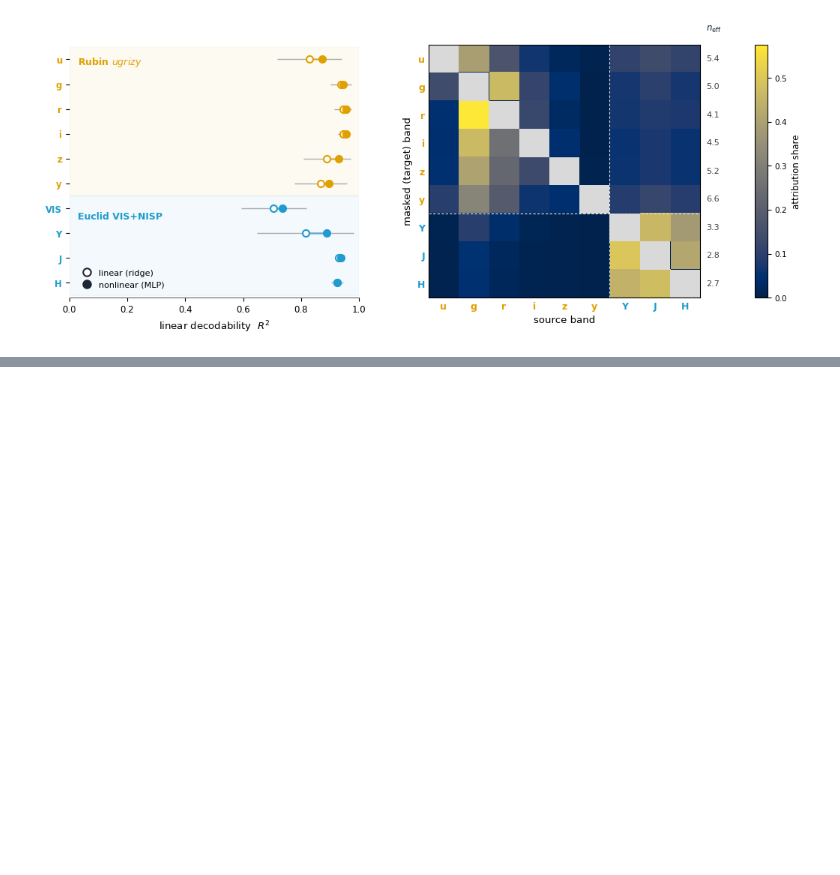
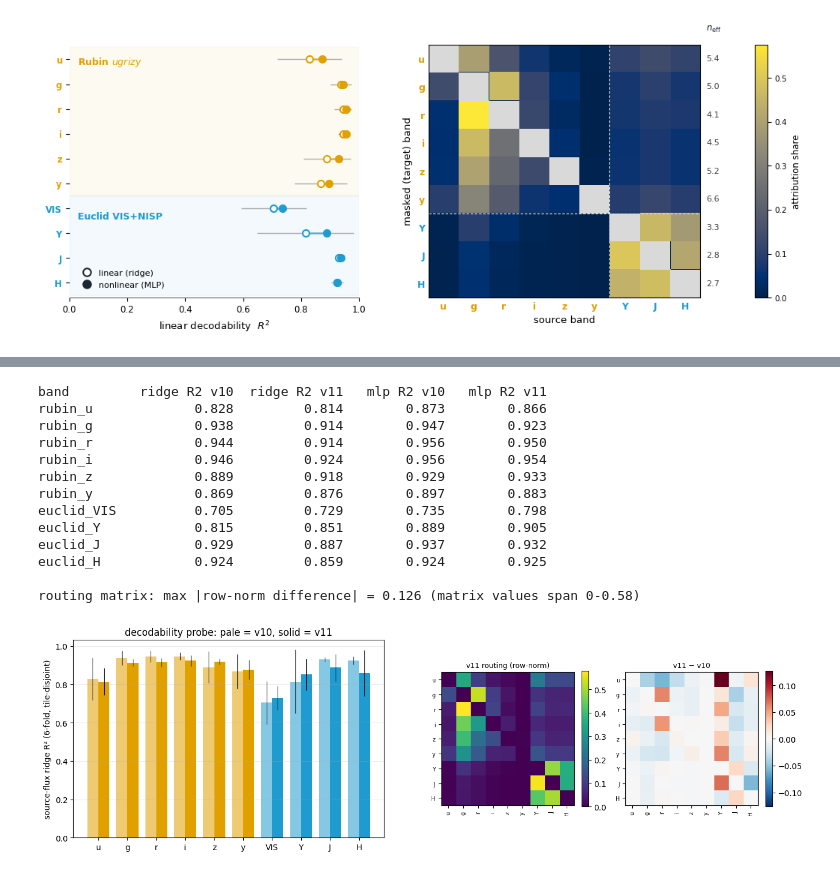
Before and after one commit to xoubish/JAISP, a Jupyter notebook: paper/paper_figures/figure_4_probe.ipynb, the cells around one changed output, grey strips where cells are left out. Saved outputs shown, nothing was run; the diff lists cells and outputs as text; code cells hidden in the pictures; blank space fills up the shorter version.

```diff
--- a/paper/paper_figures/figure_4_probe.ipynb
+++ b/paper/paper_figures/figure_4_probe.ipynb
@@ -303,0 +471,69 @@ saved /home/shemmati/Work/Projects/JAISP/paper/figures/fig4_probe.png
+# %%
+# ============ V11 vs V10 COMPARISON (decodability + routing) ============
+# Loads the two committed v10 JSONs and the two v11 JSONs written above; the
+# figure-of-record above is untouched.
+import json
+import numpy as np
+import matplotlib.pyplot as plt
+from pathlib import Path
+
+ROOT = next(c for c in [Path.cwd(), *Path.cwd().parents] if (c/'data').is_dir() and (c/'paper').is_dir())
+OUT = ROOT/'io'/'_nb13_outputs'
+p10 = json.load(open(OUT/'cross_instrument_summary_v10_fixed.json'))
+p11 = json.load(open(OUT/'cross_instrument_summary_v11.json'))
+a10 = json.load(open(OUT/'attribution_v10_novis.json'))
+a11 = json.load(open(OUT/'attribution_v11_novis.json'))
+
+BORDER = ['rubin_u','rubin_g','rubin_r','rubin_i','rubin_z','rubin_y',
+          'euclid_VIS','euclid_Y','euclid_J','euclid_H']
+BORDER = [b for b in BORDER if b in p10['diag2b_source_ridge_r2']]
+print(f'{"band":11s} {"ridge R2 v10":>13s} {"ridge R2 v11":>13s} {"mlp R2 v10":>12s} {"mlp R2 v11":>12s}')
+for b in BORDER:
+    print(f'{b:11s} {p10["diag2b_source_ridge_r2"][b]:13.3f} {p11["diag2b_source_ridge_r2"][b]:13.3f} '
+          f'{p10["diag2b_source_mlp_r2"][b]:12.3f} {p11["diag2b_source_mlp_r2"][b]:12.3f}')
+
+fig = plt.figure(figsize=(13.5, 4.2))
+ax = fig.add_subplot(1, 2, 1)
+x = np.arange(len(BORDER)); w = 0.38
+for dx, p, lab, alpha in [(-w/2, p10, 'v10 (clamp)', 0.55), (w/2, p11, 'v11 (asinh50)', 1.0)]:
+    vals = [p['diag2b_source_ridge_r2'][b] for b in BORDER]
+    errs = [p['diag2b_source_ridge_sd'][b] for b in BORDER]
+    cols = ['#e0a000' if b.startswith('rubin') else '#1f9bcf' for b in BORDER]
+    ax.bar(x+dx, vals, w, yerr=errs, color=cols, alpha=alpha,
+           label=lab, error_kw=dict(lw=0.8))
+ax.set_xticks(x); ax.set_xticklabels([b.split('_')[1] for b in BORDER])
+ax.set_ylabel('source-flux ridge R² (6-fold, tile-disjoint)')
+ax.set_title('decodability probe: pale = v10, solid = v11')
+ax.grid(alpha=0.25, axis='y')
+
+M10 = np.array(a10['M_rownorm']); M11 = np.array(a11['M_rownorm'])
+bl = [b.split('_')[1] for b in a10['bands']]
+for k, (M, ttl) in enumerate([(M11, 'v11 routing (row-norm)'), (M11-M10, 'v11 − v10')]):
+    axm = fig.add_subplot(1, 4, 3+k)
+    vmax = np.abs(M).max() if k else M.max()
+    im = axm.imshow(M, cmap='RdBu_r' if k else 'viridis',
+                    vmin=-vmax if k else 0, vmax=vmax)
+    axm.set_xticks(range(len(bl))); axm.set_xticklabels(bl, fontsize=7, rotation=90)
+    axm.set_yticks(range(len(bl))); axm.set_yticklabels(bl, fontsize=7)
+    axm.set_title(ttl, fontsize=9)
+    plt.colorbar(im, ax=axm, fraction=0.046)
+print(f'\nrouting matrix: max |row-norm difference| = {np.abs(M11-M10).max():.3f} '
+      f'(matrix values span 0-{M10.max():.2f})')
+plt.tight_layout()
+fig.savefig('fig4_v11_check.png', dpi=130, bbox_inches='tight')
+plt.show()
+# %% [output]
+band         ridge R2 v10  ridge R2 v11   mlp R2 v10   mlp R2 v11
+rubin_u             0.828         0.814        0.873        0.866
+rubin_g             0.938         0.914        0.947        0.923
+rubin_r             0.944         0.914        0.956        0.950
+rubin_i             0.946         0.924        0.956        0.954
+rubin_z             0.889         0.918        0.929        0.933
+rubin_y             0.869         0.876        0.897        0.883
+euclid_VIS          0.705         0.729        0.735        0.798
+euclid_Y            0.815         0.851        0.889        0.905
+euclid_J            0.929         0.887        0.937        0.932
+euclid_H            0.924         0.859        0.924        0.925
+
+routing matrix: max |row-norm difference| = 0.126 (matrix values span 0-0.58)
+[figure, added]
```
Also changed, not shown: parts of 2 cells of this notebook, 19 other files.
